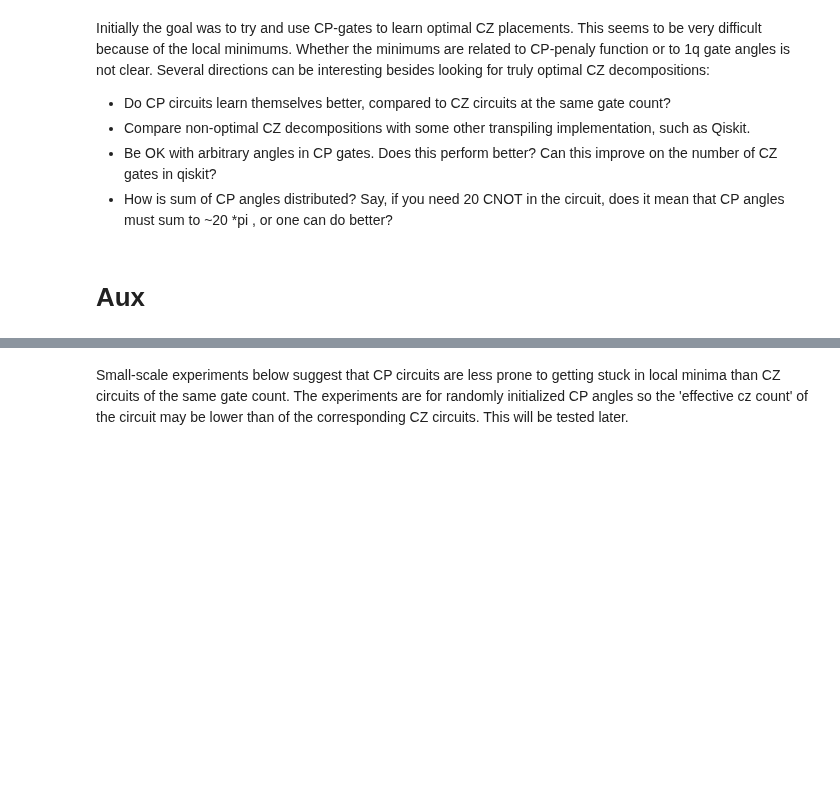
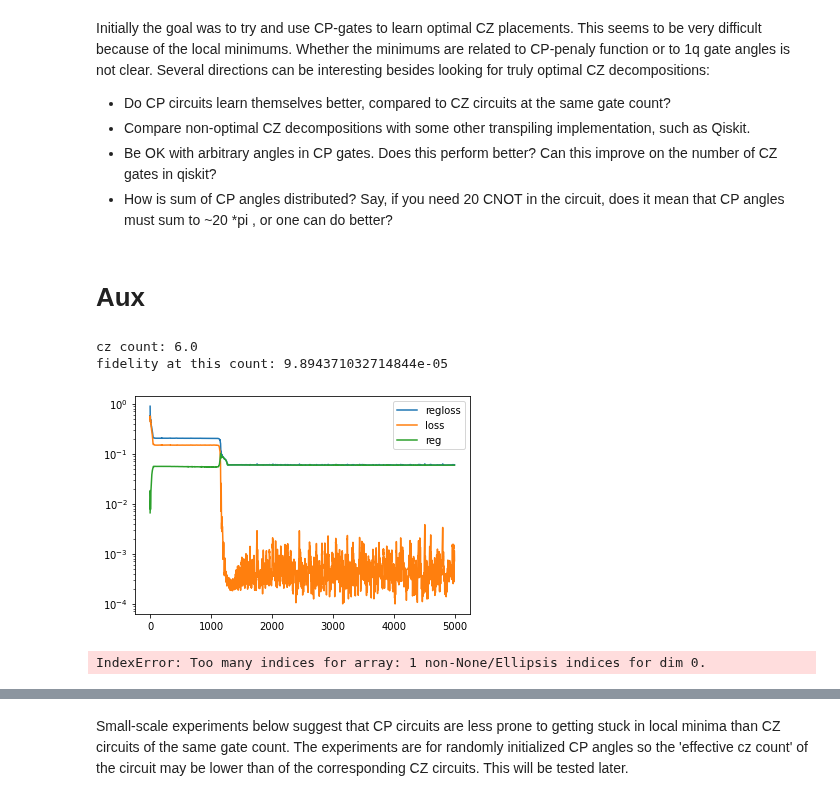
Before and after one commit to idnm/cpflow, a Jupyter notebook: CP.ipynb, the cells around one changed output, grey strips where cells are left out. Cells and saved outputs as stored; diff of their text form; code cells hidden in the pictures; blank space fills up the shorter version.

```diff
--- a/CP.ipynb
+++ b/CP.ipynb
@@ -81,21 +81,77 @@ def success_rate(anz, u_target, cz_count, method, learning_rate=0.1, reg=0.001,
 
 def report_cp_learning(res, cp_mask=None):
     """Overview of a single run of CP learning."""
-    angles_hist, loss_hist, disc_hist, penalty_hist = res
+    angles_hist, regloss_hist, loss_hist, reg_hist = res['params'], res['regloss'], res['loss'], res['reg']
     best_angles = angles_hist[jnp.argmin(loss_hist)]
 
     if cp_mask is not None:
         best_cp_angles = best_angles*cp_mask
         best_cp_angles = best_cp_angles[best_cp_angles!=0]
         print('cz count: {}'.format(count_cz(best_cp_angles, threshold=0.2)))
-        print('fidelity at this count: {}'.format(disc_hist[jnp.argmin(loss_hist)]))
+        print('fidelity at this count: {}'.format(loss_hist[jnp.argmin(loss_hist)]))
     else:
         best_cp_angles = None
 
+    plt.plot(regloss_hist, label='regloss')
     plt.plot(loss_hist, label='loss')
-    plt.plot(disc_hist, label='disc')
-    plt.plot(penalty_hist, label='penalty')
+    plt.plot(reg_hist, label='reg')
     plt.yscale('log')
     plt.legend()
 
     return best_angles, best_cp_angles
+# %%
+qc = QuantumCircuit(3)
+qc.ccx(0, 1, 2)
+u_toff3 = Operator(qc.reverse_bits()).data
+
+anz= Ansatz(3, 'cp', fill_layers(sequ_layer(3), 10))
+loss_f  = lambda angs: disc2(anz.unitary(angs), u_toff3)
+
+reg_options = {'r': 0.01,
+               'function': 'linear',
+               'ymax': 2,
+               'xmax': jnp.pi/2,
+               'plato': 0.05,
+               'cp_mask': anz.cp_mask}
+
+reg_func = construct_penalty_function(reg_options)
+
+initial_params_array = [random_cp_angles(anz.num_angles, anz.cp_mask, key=random.PRNGKey(i)) for i in range(4)]
+res = mynimize_repeated(loss_f,
+                        anz.num_angles,
+                        num_repeats=4,
+                        target_loss=1e-3,
+                        initial_params_batch=initial_params_array,
+                        regularization_func=reg_func)
+
+res_hist, success_hist = res
+# %%
+res_hist, success_hist = res
+# %%
+_,_ = report_cp_learning(res_hist[-1], cp_mask=anz.cp_mask)
+# %% [output]
+cz count: 6.0
+fidelity at this count: 9.894371032714844e-05
+[figure, added]
+# %%
+%%time
+qc = QuantumCircuit(3)
+qc.ccx(0, 1, 2)
+u_toff3 = Operator(qc.reverse_bits()).data
+
+anz= Ansatz(3, 'cp', fill_layers(sequ_layer(3), 10))
+loss_f  = lambda angs: disc2(anz.unitary(angs), u_toff3)
+
+reg_options = {'r': 0.01,
+               'function': 'linear',
+               'ymax': 2,
+               'xmax': jnp.pi/2,
+               'plato': 0.05,
+               'cp_mask': anz.cp_mask}
+
+reg_func = construct_penalty_function(reg_options)
+
+initial_params_array = [random_cp_angles(anz.num_angles, anz.cp_mask, key=random.PRNGKey(i)) for i in range(4)]
+res, success = anz.learn(u_toff3, regularization_options=reg_options, initial_angles=random_cp_angles(anz.num_angles, anz.cp_mask))
+# %% [output]
+IndexError: Too many indices for array: 1 non-None/Ellipsis indices for dim 0.
```
Also changed, not shown: parts of 6 cells of this notebook, 3 other files.
